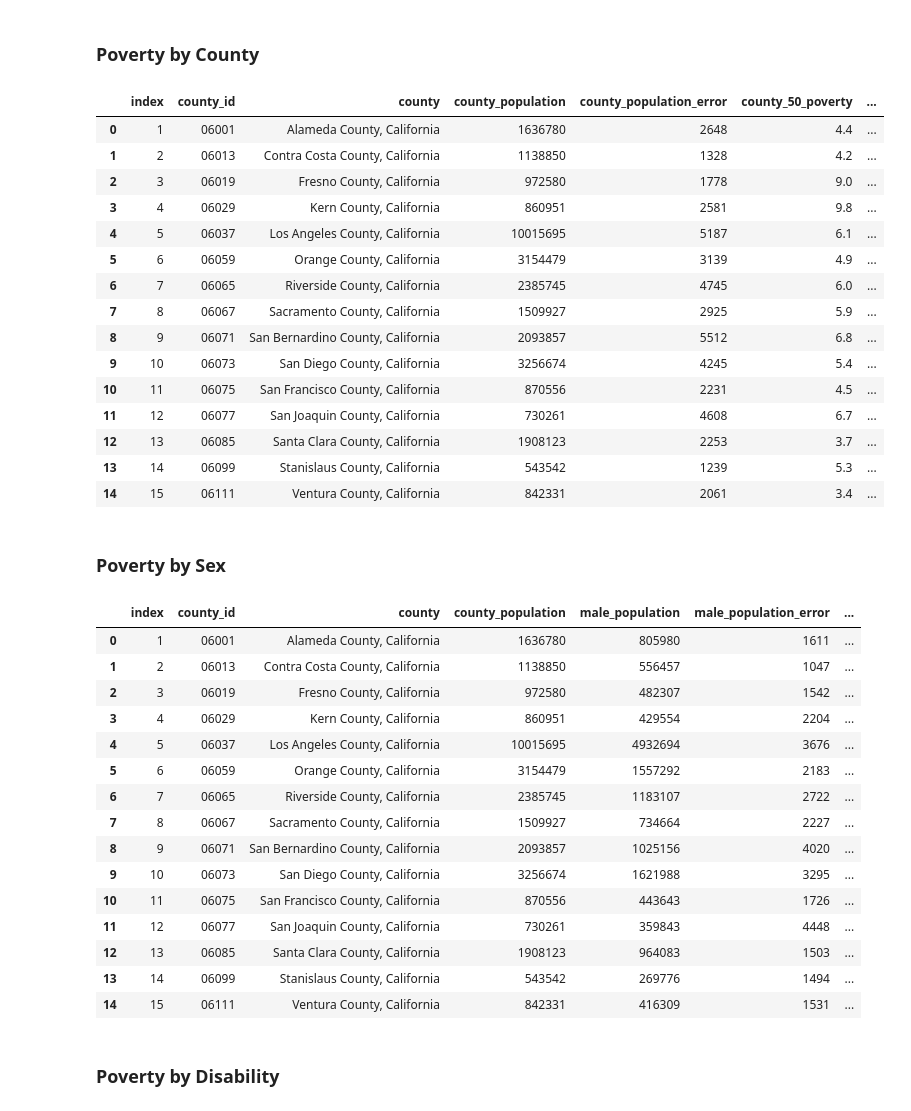
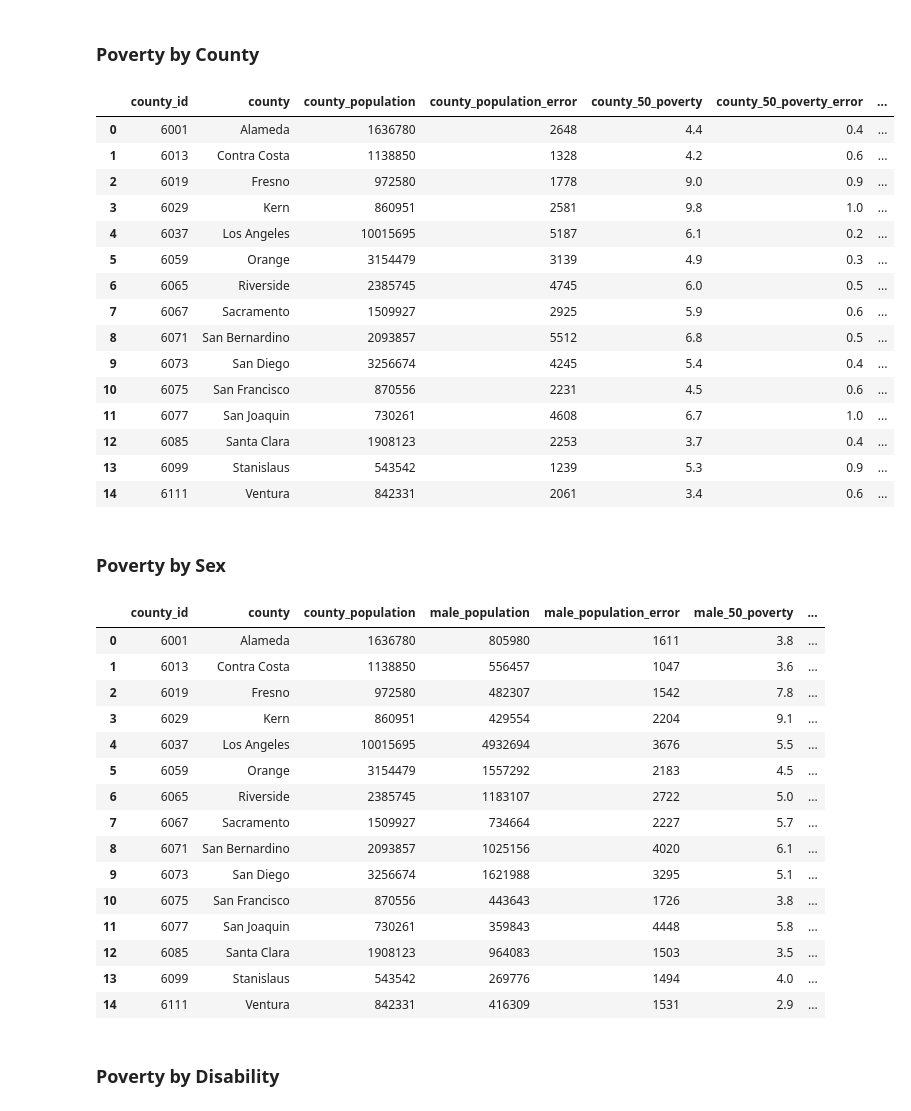
Before and after one commit to NWhite-7/Practice, a Jupyter notebook: ACS_CA_2017_analysis.ipynb, the cells around one changed output. Saved outputs shown, nothing was run; the diff lists cells and outputs as text; code cells hidden in the pictures.

Commit message:
Shorten county names

```diff
--- a/ACS_CA_2017_analysis.ipynb
+++ b/ACS_CA_2017_analysis.ipynb
@@ -58,49 +71,47 @@ This is a very large file with many variables. We only want to analyze poverty b
 # %%
 data_county = data[['GEO.id2', 'GEO.display-label', 'HC01_EST_VC01', 'HC01_MOE_VC01', 'HC02_EST_VC01', 'HC02_MOE_VC01', 'HC03_EST_VC01', 'HC03_MOE_VC01', 'HC04_EST_VC01', 'HC04_MOE_VC01']]
 data_county.columns = ['county_id', 'county', 'county_population', 'county_population_error', 'county_50_poverty', 'county_50_poverty_error', 'county_100_poverty', 'county_100_poverty_error', 'county_125_poverty', 'county_125_poverty_error']
-data_county = data_county[data_county.county_id != 'Id2'].reset_index()
 data_county
 # %% [output]
-|  | index | county_id | county | county_population | county_population_error | county_50_poverty | ... |
-| 0 | 1 | 06001 | Alameda County, California | 1636780 | 2648 | 4.4 | ... |
-| 1 | 2 | 06013 | Contra Costa County, California | 1138850 | 1328 | 4.2 | ... |
-| 2 | 3 | 06019 | Fresno County, California | 972580 | 1778 | 9.0 | ... |
-| 3 | 4 | 06029 | Kern County, California | 860951 | 2581 | 9.8 | ... |
-| 4 | 5 | 06037 | Los Angeles County, California | 10015695 | 5187 | 6.1 | ... |
-| 5 | 6 | 06059 | Orange County, California | 3154479 | 3139 | 4.9 | ... |
-| 6 | 7 | 06065 | Riverside County, California | 2385745 | 4745 | 6.0 | ... |
-| 7 | 8 | 06067 | Sacramento County, California | 1509927 | 2925 | 5.9 | ... |
-| 8 | 9 | 06071 | San Bernardino County, California | 2093857 | 5512 | 6.8 | ... |
-| 9 | 10 | 06073 | San Diego County, California | 3256674 | 4245 | 5.4 | ... |
-| 10 | 11 | 06075 | San Francisco County, California | 870556 | 2231 | 4.5 | ... |
-| 11 | 12 | 06077 | San Joaquin County, California | 730261 | 4608 | 6.7 | ... |
-| 12 | 13 | 06085 | Santa Clara County, California | 1908123 | 2253 | 3.7 | ... |
-| 13 | 14 | 06099 | Stanislaus County, California | 543542 | 1239 | 5.3 | ... |
-| 14 | 15 | 06111 | Ventura County, California | 842331 | 2061 | 3.4 | ... |
+|  | county_id | county | county_population | county_population_error | county_50_poverty | county_50_poverty_error | ... |
+| 0 | 6001 | Alameda | 1636780 | 2648 | 4.4 | 0.4 | ... |
+| 1 | 6013 | Contra Costa | 1138850 | 1328 | 4.2 | 0.6 | ... |
+| 2 | 6019 | Fresno | 972580 | 1778 | 9.0 | 0.9 | ... |
+| 3 | 6029 | Kern | 860951 | 2581 | 9.8 | 1.0 | ... |
+| 4 | 6037 | Los Angeles | 10015695 | 5187 | 6.1 | 0.2 | ... |
+| 5 | 6059 | Orange | 3154479 | 3139 | 4.9 | 0.3 | ... |
+| 6 | 6065 | Riverside | 2385745 | 4745 | 6.0 | 0.5 | ... |
+| 7 | 6067 | Sacramento | 1509927 | 2925 | 5.9 | 0.6 | ... |
+| 8 | 6071 | San Bernardino | 2093857 | 5512 | 6.8 | 0.5 | ... |
+| 9 | 6073 | San Diego | 3256674 | 4245 | 5.4 | 0.4 | ... |
+| 10 | 6075 | San Francisco | 870556 | 2231 | 4.5 | 0.6 | ... |
+| 11 | 6077 | San Joaquin | 730261 | 4608 | 6.7 | 1.0 | ... |
+| 12 | 6085 | Santa Clara | 1908123 | 2253 | 3.7 | 0.4 | ... |
+| 13 | 6099 | Stanislaus | 543542 | 1239 | 5.3 | 0.9 | ... |
+| 14 | 6111 | Ventura | 842331 | 2061 | 3.4 | 0.6 | ... |
 # %% [markdown]
 ### Poverty by Sex
 # %%
 data_sex = data[['GEO.id2', 'GEO.display-label', 'HC01_EST_VC01', 'HC01_EST_VC03', 'HC01_MOE_VC03', 'HC02_EST_VC03', 'HC02_MOE_VC03', 'HC03_EST_VC03', 'HC03_MOE_VC03', 'HC04_EST_VC03', 'HC04_MOE_VC03', 'HC01_EST_VC04', 'HC01_MOE_VC04', 'HC02_EST_VC04', 'HC02_MOE_VC04', 'HC03_EST_VC04', 'HC03_MOE_VC04', 'HC04_EST_VC04', 'HC04_MOE_VC04']]
 data_sex.columns = ['county_id', 'county', 'county_population', 'male_population', 'male_population_error', 'male_50_poverty', 'male_50_poverty_error', 'male_100_poverty', 'male_100_poverty_error', 'male_125_poverty', 'male_125_poverty_error', 'female_population', 'female_population_error', 'female_50_poverty', 'female_50_poverty_error', 'female_100_poverty', 'female_100_poverty_error', 'female_125_poverty', 'female_125_poverty_error']
-data_sex = data_sex[data_sex.county_id != 'Id2'].reset_index()
 data_sex
 # %% [output]
-|  | index | county_id | county | county_population | male_population | male_population_error | ... |
-| 0 | 1 | 06001 | Alameda County, California | 1636780 | 805980 | 1611 | ... |
-| 1 | 2 | 06013 | Contra Costa County, California | 1138850 | 556457 | 1047 | ... |
-| 2 | 3 | 06019 | Fresno County, California | 972580 | 482307 | 1542 | ... |
-| 3 | 4 | 06029 | Kern County, California | 860951 | 429554 | 2204 | ... |
-| 4 | 5 | 06037 | Los Angeles County, California | 10015695 | 4932694 | 3676 | ... |
-| 5 | 6 | 06059 | Orange County, California | 3154479 | 1557292 | 2183 | ... |
-| 6 | 7 | 06065 | Riverside County, California | 2385745 | 1183107 | 2722 | ... |
-| 7 | 8 | 06067 | Sacramento County, California | 1509927 | 734664 | 2227 | ... |
-| 8 | 9 | 06071 | San Bernardino County, California | 2093857 | 1025156 | 4020 | ... |
-| 9 | 10 | 06073 | San Diego County, California | 3256674 | 1621988 | 3295 | ... |
-| 10 | 11 | 06075 | San Francisco County, California | 870556 | 443643 | 1726 | ... |
-| 11 | 12 | 06077 | San Joaquin County, California | 730261 | 359843 | 4448 | ... |
-| 12 | 13 | 06085 | Santa Clara County, California | 1908123 | 964083 | 1503 | ... |
-| 13 | 14 | 06099 | Stanislaus County, California | 543542 | 269776 | 1494 | ... |
-| 14 | 15 | 06111 | Ventura County, California | 842331 | 416309 | 1531 | ... |
+|  | county_id | county | county_population | male_population | male_population_error | male_50_poverty | ... |
+| 0 | 6001 | Alameda | 1636780 | 805980 | 1611 | 3.8 | ... |
+| 1 | 6013 | Contra Costa | 1138850 | 556457 | 1047 | 3.6 | ... |
+| 2 | 6019 | Fresno | 972580 | 482307 | 1542 | 7.8 | ... |
+| 3 | 6029 | Kern | 860951 | 429554 | 2204 | 9.1 | ... |
+| 4 | 6037 | Los Angeles | 10015695 | 4932694 | 3676 | 5.5 | ... |
+| 5 | 6059 | Orange | 3154479 | 1557292 | 2183 | 4.5 | ... |
+| 6 | 6065 | Riverside | 2385745 | 1183107 | 2722 | 5.0 | ... |
+| 7 | 6067 | Sacramento | 1509927 | 734664 | 2227 | 5.7 | ... |
+| 8 | 6071 | San Bernardino | 2093857 | 1025156 | 4020 | 6.1 | ... |
+| 9 | 6073 | San Diego | 3256674 | 1621988 | 3295 | 5.1 | ... |
+| 10 | 6075 | San Francisco | 870556 | 443643 | 1726 | 3.8 | ... |
+| 11 | 6077 | San Joaquin | 730261 | 359843 | 4448 | 5.8 | ... |
+| 12 | 6085 | Santa Clara | 1908123 | 964083 | 1503 | 3.5 | ... |
+| 13 | 6099 | Stanislaus | 543542 | 269776 | 1494 | 4.0 | ... |
+| 14 | 6111 | Ventura | 842331 | 416309 | 1531 | 2.9 | ... |
 # %% [markdown]
 ### Poverty by Disability
 # %%
```
Also changed, not shown: parts of 4 cells of this notebook.
